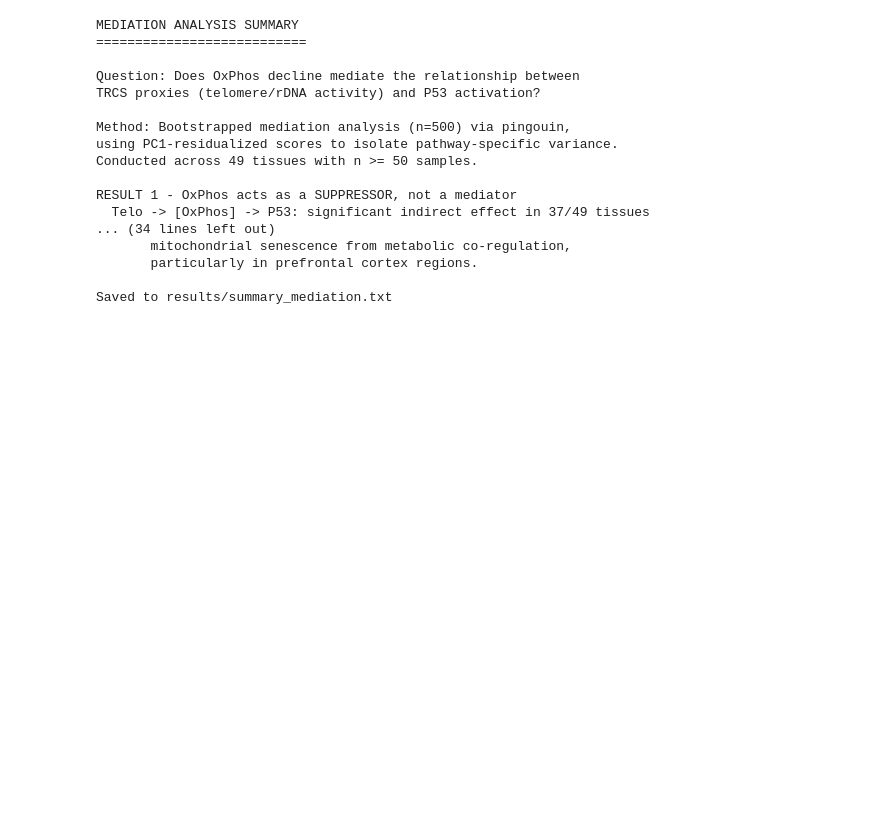
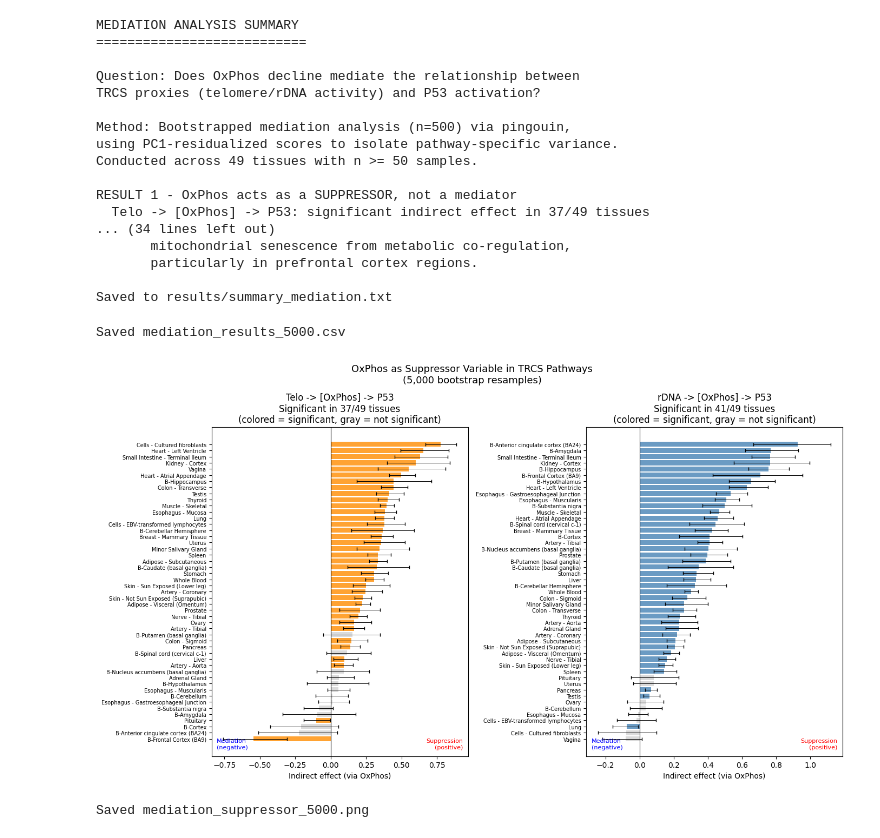
Before and after one commit to eddiemiles3/trcs-aging-analysis, a Jupyter notebook: 02_mediation_analysis.ipynb, the cells around one changed output. Saved outputs shown, nothing was run; the diff lists cells and outputs as text; code cells hidden in the pictures; blank space fills up the shorter version.

```diff
--- a/02_mediation_analysis.ipynb
+++ b/02_mediation_analysis.ipynb
@@ -69,7 +69,7 @@ for tissue in sorted(df_resid['SMTSD'].unique()):
                 m='OxPhos_score_resid_pc1resid',
                 y='P53_score_resid_pc1resid',
                 seed=42,
-                n_boot=500,
+                n_boot=5000,
             )
 
             direct   = med[med['path'] == 'Direct']['coef'].values[0]
@@ -247,3 +270,55 @@ RESULT 1 - OxPhos acts as a SUPPRESSOR, not a mediator
        particularly in prefrontal cortex regions.
 
 Saved to results/summary_mediation.txt
+# %%
+# Save updated results
+med_df.to_csv(os.path.join(RESULTS_DIR, 'mediation_results_5000.csv'), index=False)
+print("Saved mediation_results_5000.csv")
+
+# Regenerate the suppressor figure
+fig, axes = plt.subplots(1, 2, figsize=(14, 8))
+fig.suptitle('OxPhos as Suppressor Variable in TRCS Pathways\n(5,000 bootstrap resamples)', fontsize=13)
+
+for ax, pred, color in zip(axes, ['Telo', 'rDNA'], ['darkorange', 'steelblue']):
+    sub = med_df[med_df['predictor'] == pred].copy()
+    sub = sub.sort_values('indirect')
+
+    bar_colors = [color if s else 'lightgray' for s in sub['sig_mediation']]
+
+    ax.barh(range(len(sub)), sub['indirect'], color=bar_colors, alpha=0.8)
+    ax.axvline(0, color='black', linewidth=0.8)
+
+    xerr_lo = sub['indirect'] - sub['ind_CI_lo']
+    xerr_hi = sub['ind_CI_hi'] - sub['indirect']
+    ax.errorbar(
+        sub['indirect'], range(len(sub)),
+        xerr=[xerr_lo, xerr_hi],
+        fmt='none', color='black', linewidth=0.7, capsize=2
+    )
+
+    ax.set_yticks(range(len(sub)))
+    ax.set_yticklabels(
+        [t.replace('Brain - ', 'B-') for t in sub['tissue']],
+        fontsize=7
+    )
+    ax.set_xlabel('Indirect effect (via OxPhos)')
+    ax.set_title(f'{pred} -> [OxPhos] -> P53\n'
+                 f'Significant in {sub["sig_mediation"].sum()}/{len(sub)} tissues\n'
+                 f'(colored = significant, gray = not significant)')
+
+    ax.text(0.98, 0.02, 'Suppression\n(positive)',
+            transform=ax.transAxes, ha='right', va='bottom',
+            fontsize=8, color='red')
+    ax.text(0.02, 0.02, 'Mediation\n(negative)',
+            transform=ax.transAxes, ha='left', va='bottom',
+            fontsize=8, color='blue')
+
+plt.tight_layout()
+plt.savefig(os.path.join(RESULTS_DIR, 'mediation_suppressor_5000.png'),
+            dpi=150, bbox_inches='tight')
+plt.show()
+print("Saved mediation_suppressor_5000.png")
+# %% [output]
+Saved mediation_results_5000.csv
+[figure, added]
+Saved mediation_suppressor_5000.png
```
Also changed, not shown: parts of 2 cells of this notebook, 1 other file.
